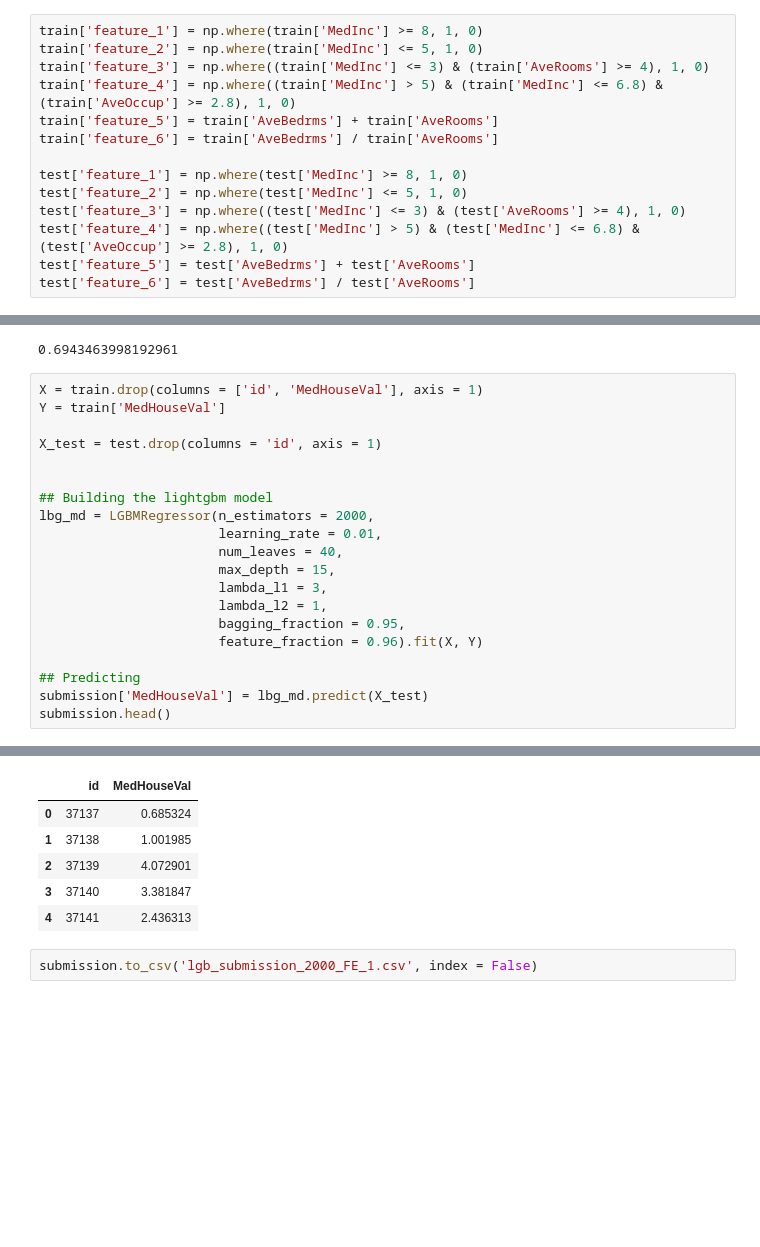
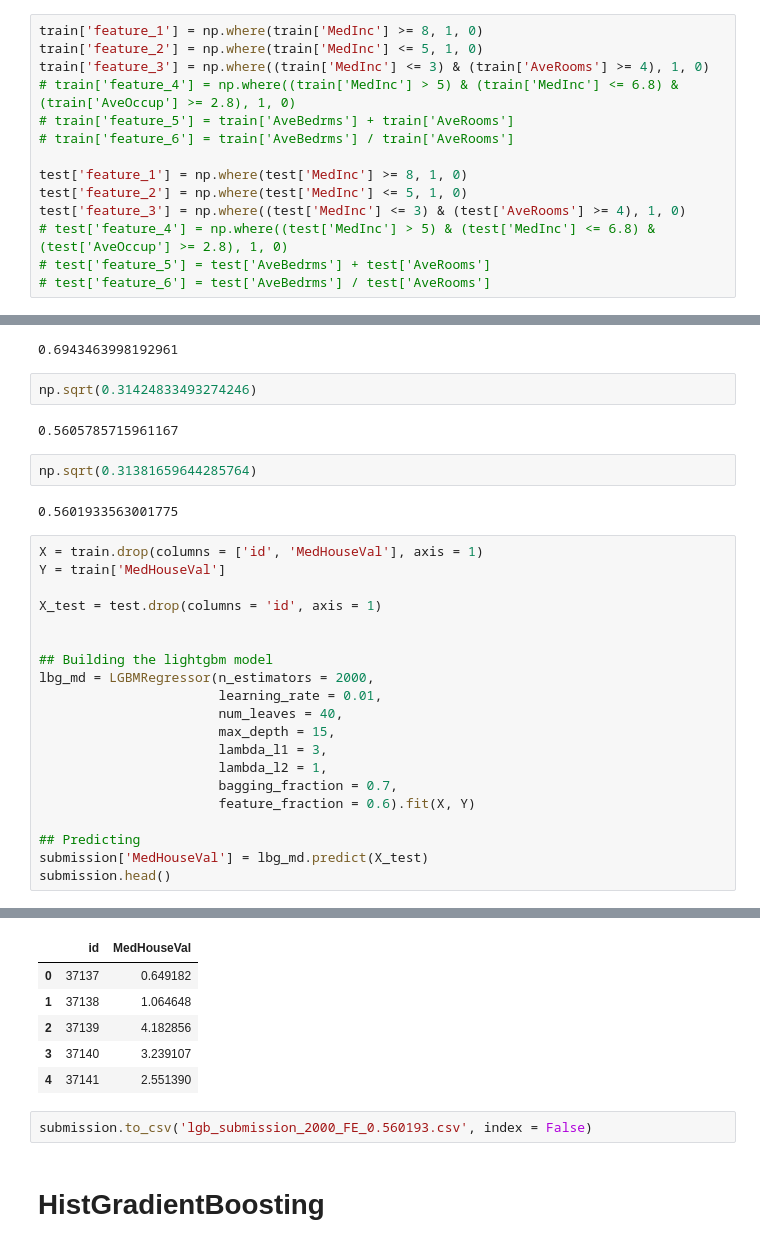
Before and after one commit to Analytics-Data-Science-and-Tech/Analytics_Data_Science, a Jupyter notebook: Tabular-Playground-Series/Tabular-Playground-Jan-2023/Ep1/Feature_Engineering.ipynb, the cells around one changed output, grey strips where cells are left out. Drawn from its saved outputs; the diff is of its cells as text; blank space fills up the shorter version.

```diff
--- a/Tabular-Playground-Series/Tabular-Playground-Jan-2023/Ep1/Feature_Engineering.ipynb
+++ b/Tabular-Playground-Series/Tabular-Playground-Jan-2023/Ep1/Feature_Engineering.ipynb
@@ -145,16 +146,16 @@ plt.show();
 train['feature_1'] = np.where(train['MedInc'] >= 8, 1, 0)
 train['feature_2'] = np.where(train['MedInc'] <= 5, 1, 0)
 train['feature_3'] = np.where((train['MedInc'] <= 3) & (train['AveRooms'] >= 4), 1, 0)
-train['feature_4'] = np.where((train['MedInc'] > 5) & (train['MedInc'] <= 6.8) & (train['AveOccup'] >= 2.8), 1, 0)
-train['feature_5'] = train['AveBedrms'] + train['AveRooms']
-train['feature_6'] = train['AveBedrms'] / train['AveRooms']
+# train['feature_4'] = np.where((train['MedInc'] > 5) & (train['MedInc'] <= 6.8) & (train['AveOccup'] >= 2.8), 1, 0)
+# train['feature_5'] = train['AveBedrms'] + train['AveRooms']
+# train['feature_6'] = train['AveBedrms'] / train['AveRooms']
 
 test['feature_1'] = np.where(test['MedInc'] >= 8, 1, 0)
 test['feature_2'] = np.where(test['MedInc'] <= 5, 1, 0)
 test['feature_3'] = np.where((test['MedInc'] <= 3) & (test['AveRooms'] >= 4), 1, 0)
-test['feature_4'] = np.where((test['MedInc'] > 5) & (test['MedInc'] <= 6.8) & (test['AveOccup'] >= 2.8), 1, 0)
-test['feature_5'] = test['AveBedrms'] + test['AveRooms']
-test['feature_6'] = test['AveBedrms'] / test['AveRooms']
+# test['feature_4'] = np.where((test['MedInc'] > 5) & (test['MedInc'] <= 6.8) & (test['AveOccup'] >= 2.8), 1, 0)
+# test['feature_5'] = test['AveBedrms'] + test['AveRooms']
+# test['feature_6'] = test['AveBedrms'] / test['AveRooms']
 # %%
 train.head()
 # %% [output]
@@ -279,6 +280,14 @@ np.sqrt(0.31726912650632005)
 np.sqrt(0.4821169229420178)
 # %% [output]
 0.6943463998192961
+# %%
+np.sqrt(0.31424833493274246)
+# %% [output]
+0.5605785715961167
+# %%
+np.sqrt(0.31381659644285764)
+# %% [output]
+0.5601933563001775
 # %%
 X = train.drop(columns = ['id', 'MedHouseVal'], axis = 1)
 Y = train['MedHouseVal']
@@ -293,8 +302,8 @@ lbg_md = LGBMRegressor(n_estimators = 2000,
                        max_depth = 15,
                        lambda_l1 = 3,
                        lambda_l2 = 1,
-                       bagging_fraction = 0.95,
-                       feature_fraction = 0.96).fit(X, Y)
+                       bagging_fraction = 0.7,
+                       feature_fraction = 0.6).fit(X, Y)
 
 ## Predicting
 submission['MedHouseVal'] = lbg_md.predict(X_test)
@@ -307,8 +316,10 @@ submission.head()
 |  | id | MedHouseVal |
-| 0 | 37137 | 0.685324 |
-| 1 | 37138 | 1.001985 |
-| 2 | 37139 | 4.072901 |
-| 3 | 37140 | 3.381847 |
-| 4 | 37141 | 2.436313 |
+| 0 | 37137 | 0.649182 |
+| 1 | 37138 | 1.064648 |
+| 2 | 37139 | 4.182856 |
+| 3 | 37140 | 3.239107 |
+| 4 | 37141 | 2.551390 |
 # %%
-submission.to_csv('lgb_submission_2000_FE_1.csv', index = False)
+submission.to_csv('lgb_submission_2000_FE_0.560193.csv', index = False)
+# %% [markdown]
+# HistGradientBoosting
```
Also changed, not shown: parts of 5 cells of this notebook.
